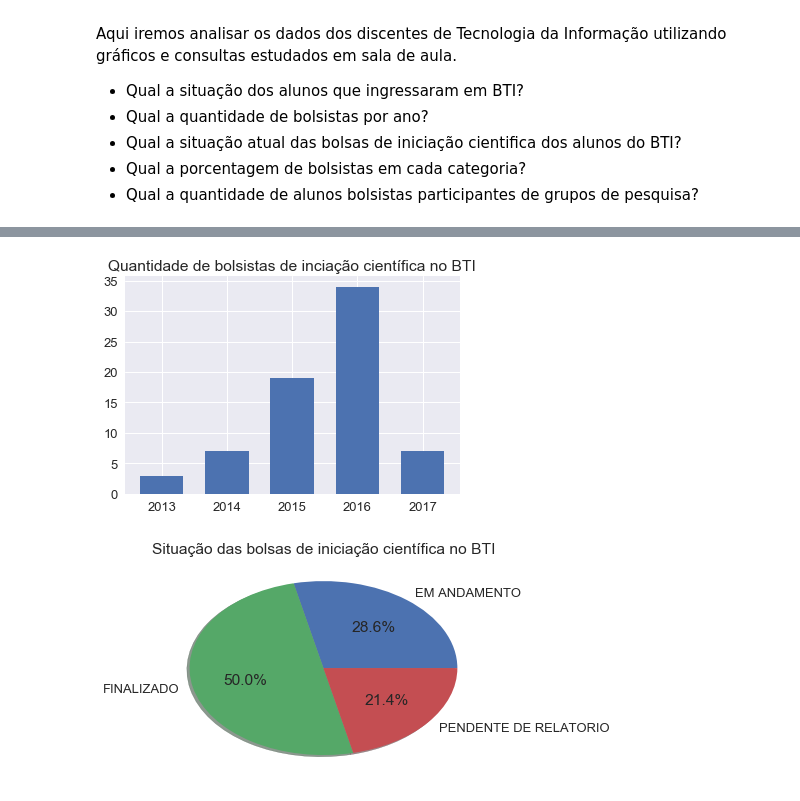
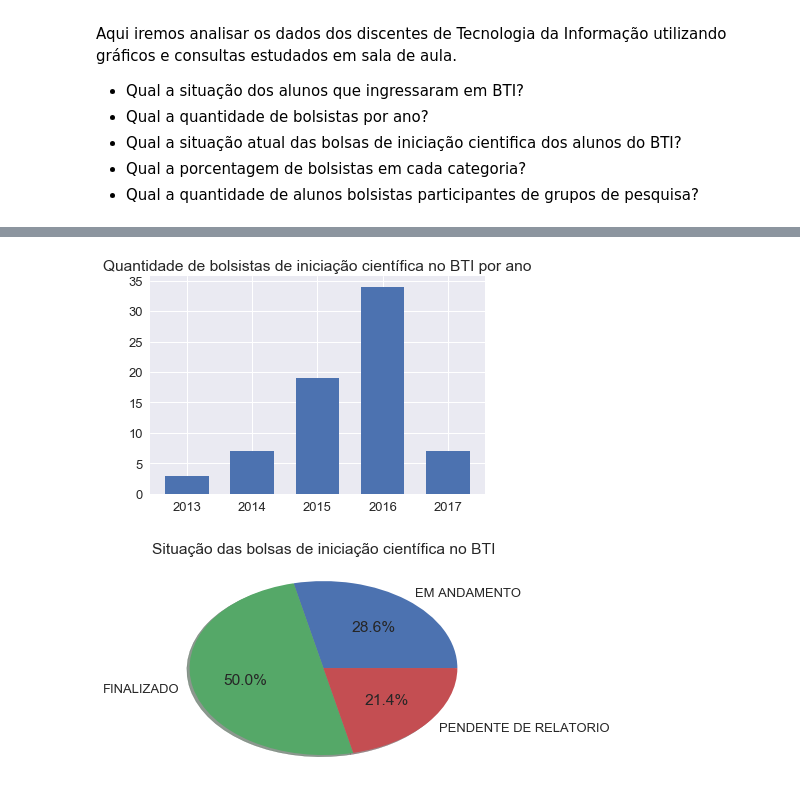
Before and after one commit to alvarofpp/imd0033-imd-pesquisa, a Jupyter notebook: IMD Pesquisa.ipynb, the cells around one changed output, grey strips where cells are left out. Cells and saved outputs as stored; diff of their text form; code cells hidden in the pictures.

```diff
--- a/IMD Pesquisa.ipynb
+++ b/IMD Pesquisa.ipynb
@@ -238,18 +243,18 @@ Text(9.223,0.5,'Quantidade')
 # %%
 ## Qual a quantidade de bolsistas por ano?
 
 # Ordenamos o DataFrame
 df_discentes_bolsistas = df_discentes_bolsistas.sort_values('ano')
 
 # Criamos um gráfico relacionando os anos com os projetos de pesquisas dos alunos do BTI
 sns.set(font_scale=1.3)
 plt.xlabel('')
 plt.bar(list(df_discentes_bolsistas['ano'].unique()),
         list(df_discentes_bolsistas.groupby('ano')['matricula'].count()), 1/1.5, align="center")
-plt.title('Quantidade de bolsistas de inciação científica no BTI')
+plt.title('Quantidade de bolsistas de iniciação científica no BTI por ano')
 plt.show()
 # %% [output]
-[figure, old version]
+[figure, new version]
 # %%
 ## Qual a situação atual das bolsas de iniciação cientifica dos alunos do BTI?
 
```
Also changed, not shown: parts of 3 cells of this notebook, 1 other file.
